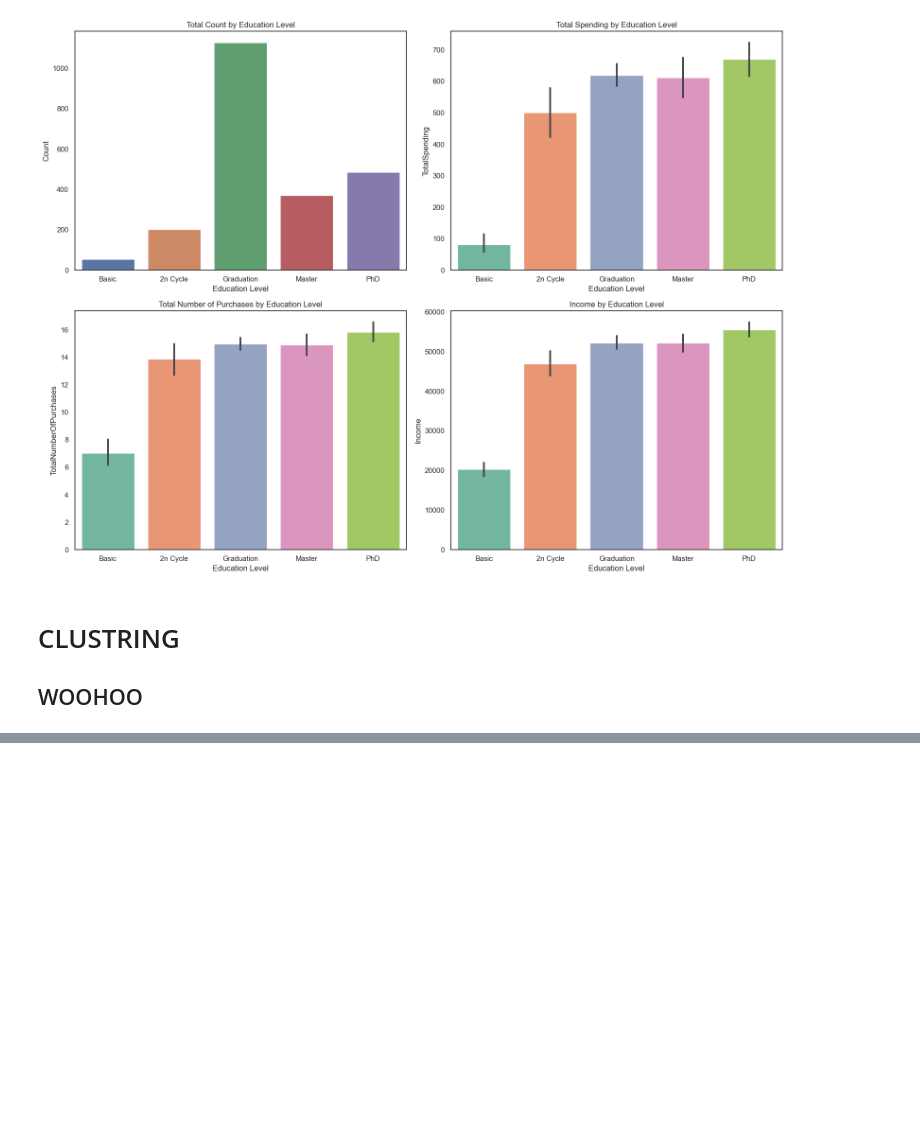
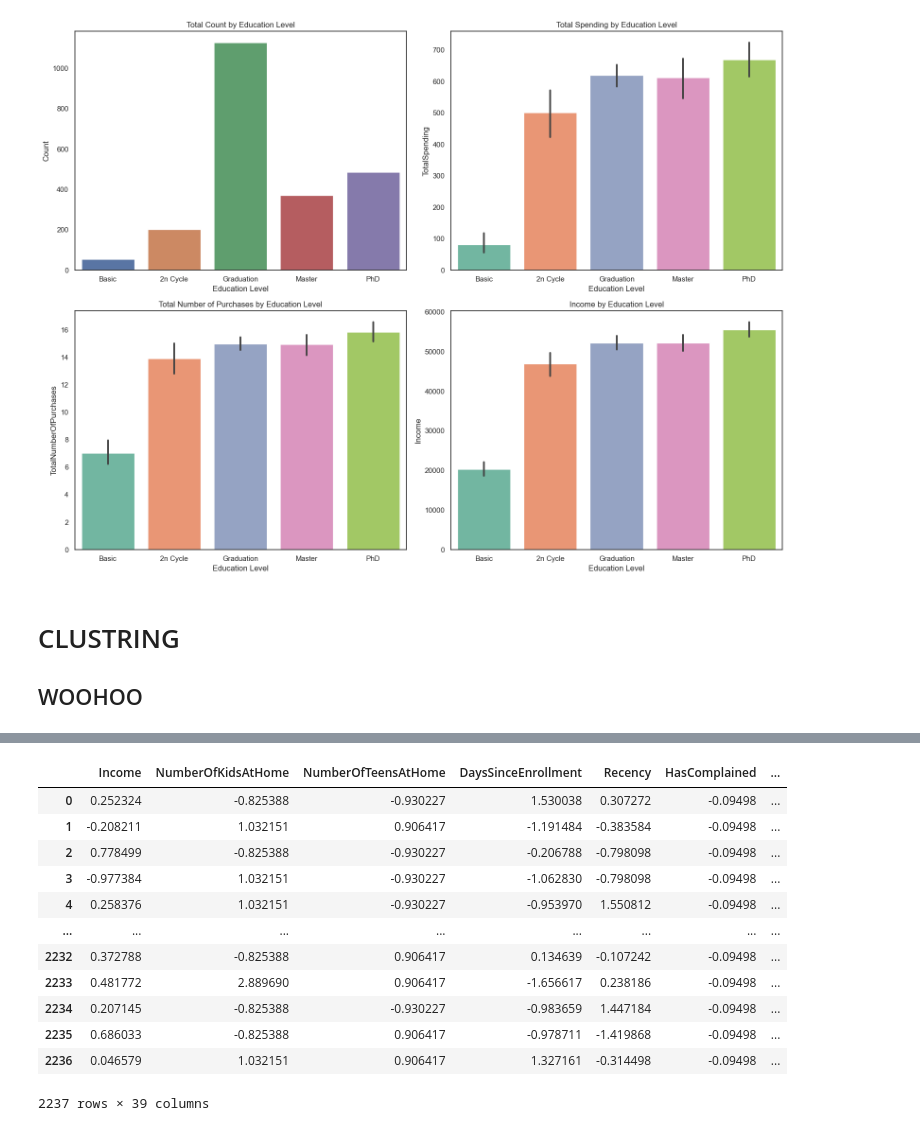
Before and after one commit to OmarEmad313/Data-Analysis-Projects, a Jupyter notebook: Customer personality analysis/customer personality analysis.ipynb, the cells around one changed output, grey strips where cells are left out. Saved outputs shown, nothing was run; the diff lists cells and outputs as text; code cells hidden in the pictures; blank space fills up the shorter version.

```diff
--- a/Customer personality analysis/customer personality analysis.ipynb
+++ b/Customer personality analysis/customer personality analysis.ipynb
@@ -1035,0 +1025,16 @@ data_prepared_df.head()
+# %%
+data_prepared_df
+# %% [output]
+|  | Income | NumberOfKidsAtHome | NumberOfTeensAtHome | DaysSinceEnrollment | Recency | HasComplained | ... |
+| 0 | 0.252324 | -0.825388 | -0.930227 | 1.530038 | 0.307272 | -0.09498 | ... |
+| 1 | -0.208211 | 1.032151 | 0.906417 | -1.191484 | -0.383584 | -0.09498 | ... |
+| 2 | 0.778499 | -0.825388 | -0.930227 | -0.206788 | -0.798098 | -0.09498 | ... |
+| 3 | -0.977384 | 1.032151 | -0.930227 | -1.062830 | -0.798098 | -0.09498 | ... |
+| 4 | 0.258376 | 1.032151 | -0.930227 | -0.953970 | 1.550812 | -0.09498 | ... |
+| ... | ... | ... | ... | ... | ... | ... | ... |
+| 2232 | 0.372788 | -0.825388 | 0.906417 | 0.134639 | -0.107242 | -0.09498 | ... |
+| 2233 | 0.481772 | 2.889690 | 0.906417 | -1.656617 | 0.238186 | -0.09498 | ... |
+| 2234 | 0.207145 | -0.825388 | -0.930227 | -0.983659 | 1.447184 | -0.09498 | ... |
+| 2235 | 0.686033 | -0.825388 | 0.906417 | -0.978711 | -1.419868 | -0.09498 | ... |
+| 2236 | 0.046579 | 1.032151 | 0.906417 | 1.327161 | -0.314498 | -0.09498 | ... |
+2237 rows × 39 columns
```
Also changed, not shown: parts of 13 cells of this notebook.
